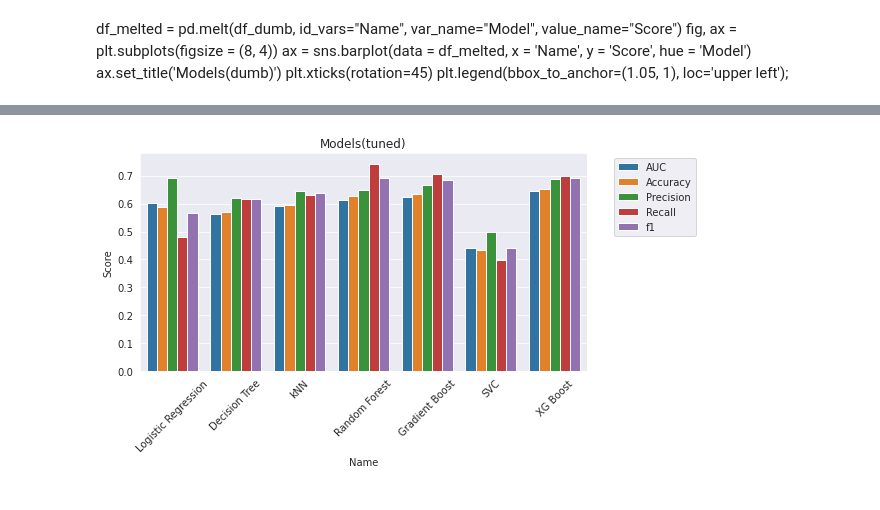
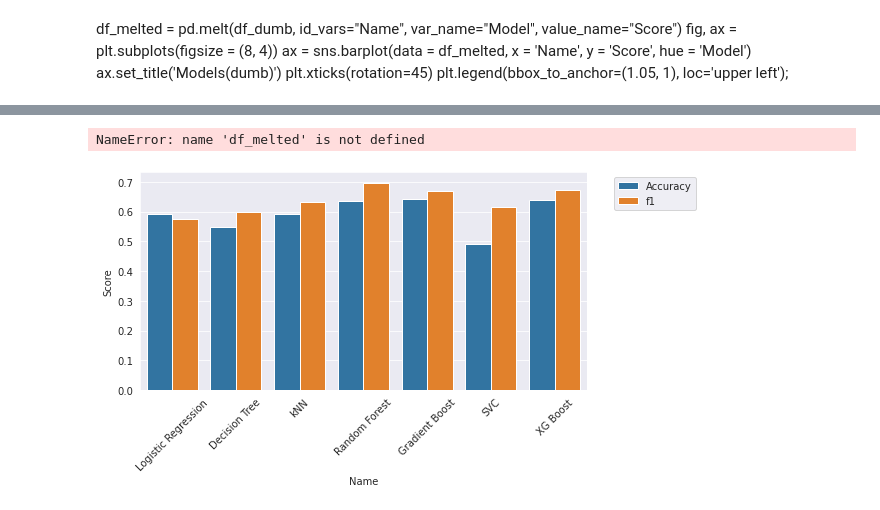
Before and after one commit to cjholcomb/report-card-recession, a Jupyter notebook: Classifier Model charts.ipynb, the cells around one changed output, grey strips where cells are left out. Saved outputs shown, nothing was run; the diff lists cells and outputs as text; code cells hidden in the pictures.

```diff
--- a/Classifier Model charts.ipynb
+++ b/Classifier Model charts.ipynb
@@ -55,7 +55,7 @@ plt.legend(bbox_to_anchor=(1.05, 1), loc='upper left');
 # %%
 models =  instan_tuned_classifiers()
 # fit_models(models, 'recovery', X_train, X_test, y_train, y_test)
-df_tuned = pd.DataFrame(columns = ['Name', 'AUC', 'Accuracy', 'Precision', 'Recall', 'f1'])
+df_tuned = pd.DataFrame(columns = ['Name', 'Accuracy',  'f1'])
 model_names = ['Logistic Regression', 'Decision Tree', 'kNN', 'Random Forest', 'Gradient Boost', 'SVC', 'XG Boost']
 counter = 0
 for model in models:
@@ -63,10 +63,7 @@ for model in models:
         model.fit(X_train,y_train)
         y_predict = model.predict(X_test)
         row.append(model_names[counter])
-        row.append(roc_auc_score(y_test, y_predict))
         row.append(accuracy_score(y_test, y_predict))
-        row.append(precision_score(y_test, y_predict))
-        row.append(recall_score(y_test, y_predict))
         row.append(f1_score(y_test, y_predict))
         cf_matrix = confusion_matrix(y_test, y_predict )
         group_names = ['True Neg','False Pos','False Neg','True Pos']
@@ -107,14 +104,17 @@ df_tuned
+# %%
+df_melted
+# %% [output]
+NameError: name 'df_melted' is not defined
 # %%
 df_melted = pd.melt(df_tuned, id_vars="Name", var_name="Model", value_name="Score")
 fig, ax = plt.subplots(figsize = (8, 4))
 ax = sns.barplot(data = df_melted, x = 'Name', y = 'Score', hue = 'Model', )
-ax.axhline(y = df_dumb.loc[,
+# ax.axhline(y = df_dumb.loc[,
 #                     color = 'purple', linewidth = .5, alpha = .5, label = 'Dumb RFR f1')
-ax.set_title('Models(tuned)')
 plt.xticks(rotation=45)
 plt.legend(bbox_to_anchor=(1.05, 1), loc='upper left');
 # %% [output]
-[figure, old version]
+[figure, new version]
 # %%
 df_2020 = feature_space('2020')
 df_2020.head(30)
```
Also changed, not shown: parts of 7 cells of this notebook, 9 other files.
